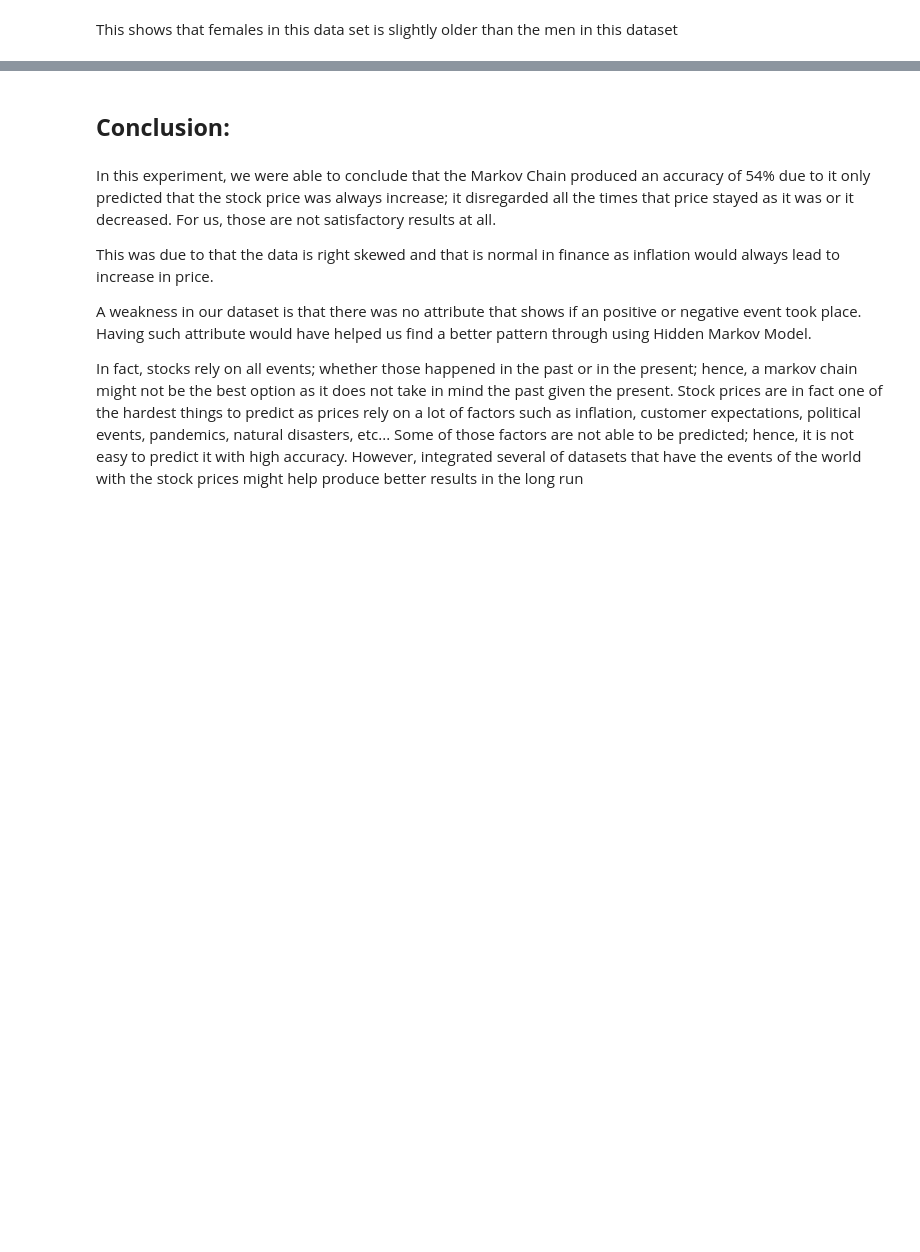
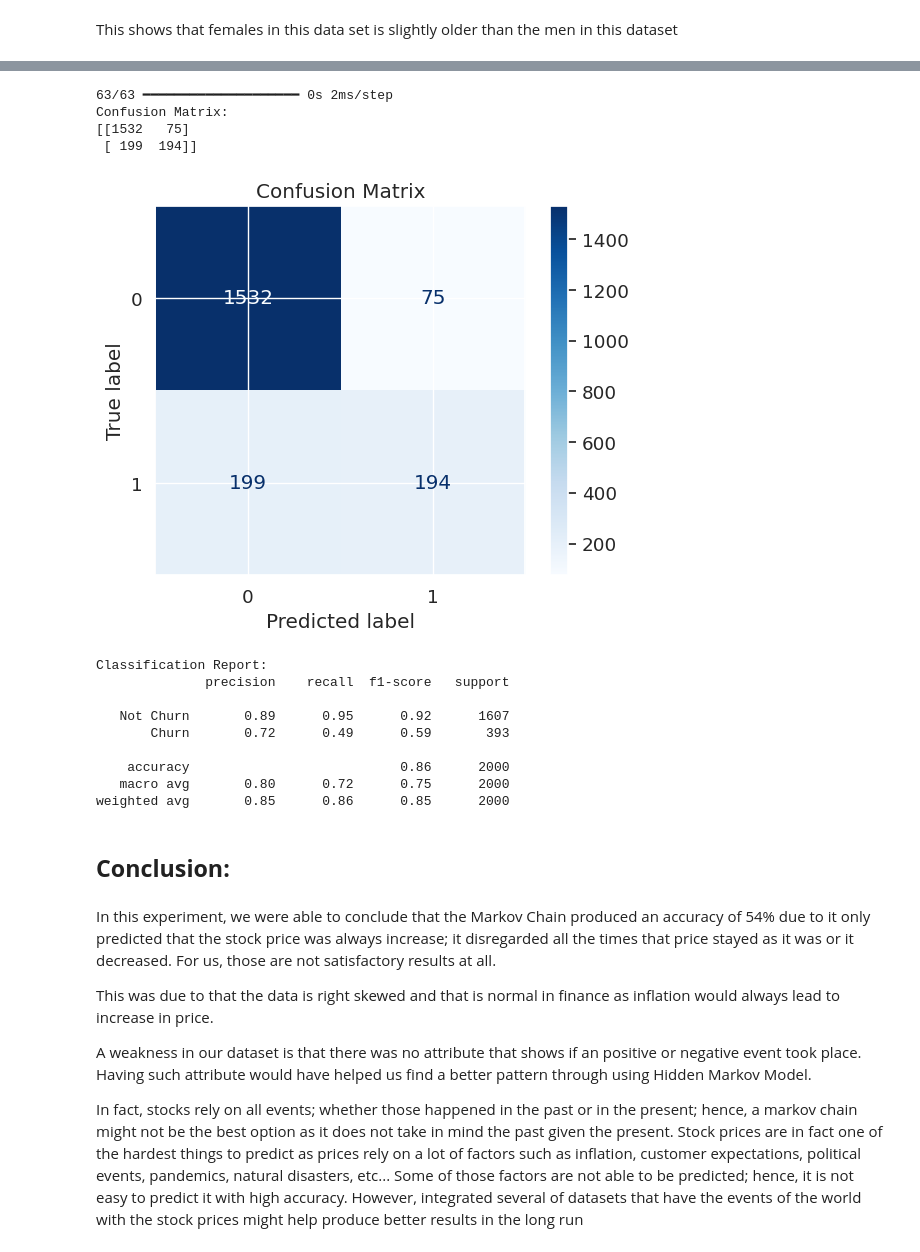
Before and after one commit to Jowayria-27/Artifical-Intelligence-Project, a Jupyter notebook: Customer_Churn.ipynb, the cells around one changed output, grey strips where cells are left out. Cells and saved outputs as stored; diff of their text form; code cells hidden in the pictures; blank space fills up the shorter version.

```diff
--- a/Customer_Churn.ipynb
+++ b/Customer_Churn.ipynb
@@ -828,0 +648,20 @@ We used the K folds. Since the dataset had ony 1511 rows, we decided to divide t
+# %%
+import numpy as np
+import pandas as pd
+from sklearn.model_selection import train_test_split
+from sklearn.preprocessing import StandardScaler, LabelEncoder, OneHotEncoder
+from tensorflow.keras.models import Sequential
+from tensorflow.keras.layers import Dense, Dropout
+from tensorflow.keras.optimizers import Adam
+
+data=df.copy()
+X = data.drop(['Exited','Gender'], axis=1, errors='ignore')  # Replace 'CustomerId' and 'Churn' with actual column names
+y = data['Exited']  # Replace 'Churn' with your target column
+
+# Split into training and testing sets
+X_train, X_test, y_train, y_test = train_test_split(X, y, test_size=0.2, random_state=42)
+
+# Scale the features
+scaler = StandardScaler()
+X_train = scaler.fit_transform(X_train)
+X_test = scaler.transform(X_test)
@@ -829,3 +721,45 @@ We used the K folds. Since the dataset had ony 1511 rows, we decided to divide t
+# %%
+from sklearn.metrics import confusion_matrix, classification_report, ConfusionMatrixDisplay
+import matplotlib.pyplot as plt
+
+# Predict on the test set (output probabilities)
+y_pred_prob = model.predict(X_test)
+
+# Convert probabilities to binary predictions using a threshold (default: 0.5)
+y_pred = (y_pred_prob > 0.5).astype(int)
+
+# Generate the confusion matrix
+cm = confusion_matrix(y_test, y_pred)
+
+# Display the confusion matrix
+print("Confusion Matrix:")
+print(cm)
+
+# Optional: Visualize the confusion matrix
+disp = ConfusionMatrixDisplay(confusion_matrix=cm, display_labels=[0, 1])
+disp.plot(cmap='Blues')
+plt.title("Confusion Matrix")
+plt.show()
+
+
+# Generate a classification report
+print("Classification Report:")
+print(classification_report(y_test, y_pred, target_names=['Not Churn', 'Churn']))
+# %% [output]
+63/63 ━━━━━━━━━━━━━━━━━━━━ 0s 2ms/step
+Confusion Matrix:
+[[1532   75]
+ [ 199  194]]
+[figure, added]
+Classification Report:
+              precision    recall  f1-score   support
+
+   Not Churn       0.89      0.95      0.92      1607
+       Churn       0.72      0.49      0.59       393
+
+    accuracy                           0.86      2000
+   macro avg       0.80      0.72      0.75      2000
+weighted avg       0.85      0.86      0.85      2000
 # %% [markdown]
 ## **Conclusion:**
 # %% [markdown]
```
Also changed, not shown: parts of 71 cells of this notebook.
